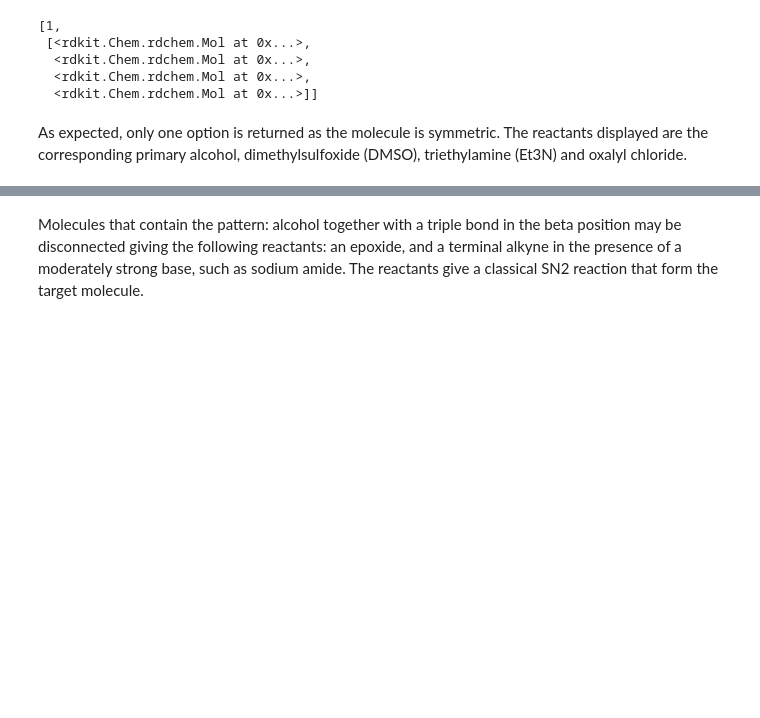
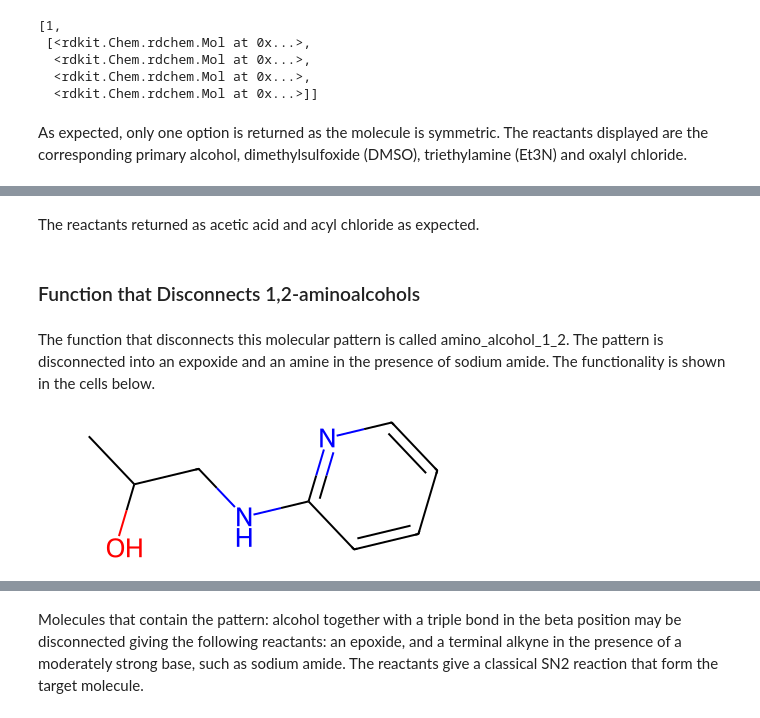
Before and after one commit to octav19/chemicalbd, a Jupyter notebook: notebooks/project_report.ipynb, the cells around one changed output, grey strips where cells are left out. Saved outputs shown, nothing was run; the diff lists cells and outputs as text; code cells hidden in the pictures; blank space fills up the shorter version.

```diff
--- a/notebooks/project_report.ipynb
+++ b/notebooks/project_report.ipynb
@@ -209,0 +358,12 @@ As expected, only one option is returned as the molecule is symmetric. The react
+# %% [markdown]
+The reactants returned as acetic acid and acyl chloride as expected.
+# %% [markdown]
+### Function that Disconnects 1,2-aminoalcohols
+# %% [markdown]
+The function that disconnects this molecular pattern is called amino_alcohol_1_2. The pattern is disconnected into an expoxide and an amine in the presence of sodium amide. The functionality is shown in the cells below.
+# %%
+a_alcohol = 'CC(O)CNc1ncccc1' #The SMILES for the example molecule is defined
+a_alcohol = Chem.MolFromSmiles(a_alcohol) #The SMILES string is transformed into a mol object
+display(a_alcohol) #The mol object is displayed
+# %% [output]
+[figure, added]
```
Also changed, not shown: parts of 86 cells of this notebook, 2 other files.
